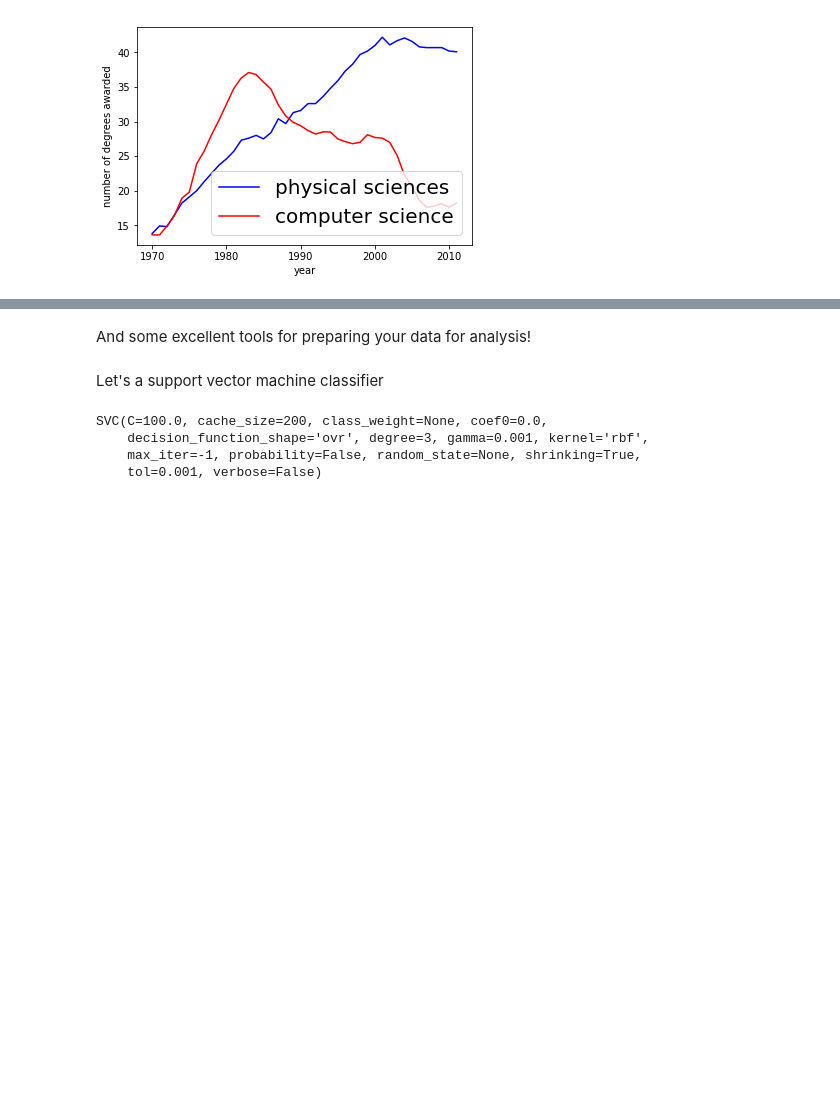
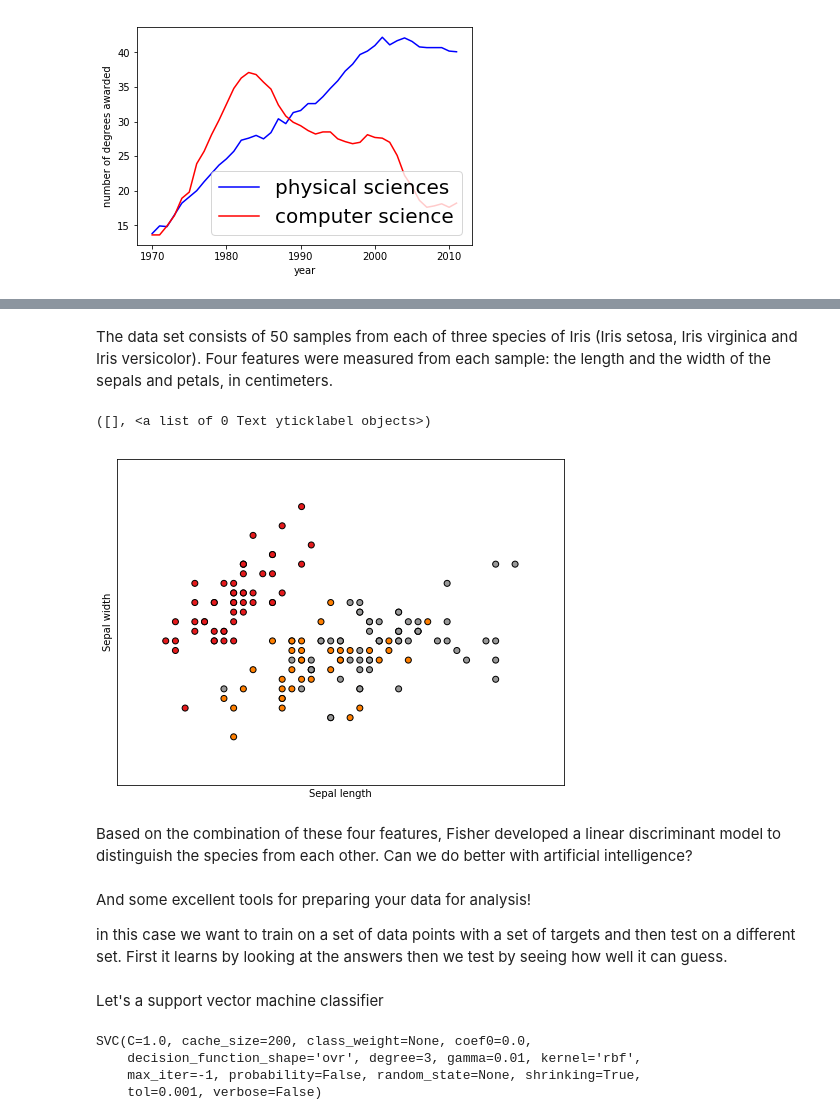
Before and after one commit to SocieteGenevoiseDonnees/IntroToPython-3, a Jupyter notebook: Python.ipynb, the cells around one changed output, grey strips where cells are left out. Saved outputs shown, nothing was run; the diff lists cells and outputs as text; code cells hidden in the pictures; blank space fills up the shorter version.

```diff
--- a/Python.ipynb
+++ b/Python.ipynb
@@ -599,6 +569,35 @@ Scikit-learn has many built in data-sets to test new algorithms on!
 # %%
 from sklearn import datasets
 iris = datasets.load_iris()
-# %% [markdown]
-And some excellent tools for preparing your data for analysis!
+# %% [markdown]
+The data set consists of 50 samples from each of three species of Iris (Iris setosa, Iris virginica and Iris versicolor). Four features were measured from each sample: the length and the width of the sepals and petals, in centimeters.
+# %%
+X = iris.data[:, :2]  # we only take the first two features.
+y = iris.target
+
+x_min, x_max = X[:, 0].min() - .5, X[:, 0].max() + .5
+y_min, y_max = X[:, 1].min() - .5, X[:, 1].max() + .5
+
+plt.figure(figsize=(8, 6))
+plt.clf()
+
+# Plot the training points
+plt.scatter(X[:, 0], X[:, 1], c=y, cmap=plt.cm.Set1,
+            edgecolor='k')
+plt.xlabel('Sepal length')
+plt.ylabel('Sepal width')
+
+plt.xlim(x_min, x_max)
+plt.ylim(y_min, y_max)
+plt.xticks(())
+plt.yticks(())
+# %% [output]
+([], <a list of 0 Text yticklabel objects>)
+[figure, added]
+# %% [markdown]
+Based on the combination of these four features, Fisher developed a linear discriminant model to distinguish the species from each other. Can we do better with artificial intelligence?
+# %% [markdown]
+And some excellent tools for preparing your data for analysis!
+
+in this case we want to train on a set of data points with a set of targets and then test on a different set. First it learns by looking at the answers then we test by seeing how well it can guess.
 # %%
@@ -614,10 +613,10 @@ X_train, X_valid, y_train, y_valid = train_test_split(
 Let's a support vector machine classifier
 # %%
 from sklearn import svm
-clf = svm.SVC(gamma=0.001, C=100.)
+clf = svm.SVC(gamma=0.01, C=1.)
 clf.fit(X_train, y_train)
 # %% [output]
-SVC(C=100.0, cache_size=200, class_weight=None, coef0=0.0,
-    decision_function_shape='ovr', degree=3, gamma=0.001, kernel='rbf',
+SVC(C=1.0, cache_size=200, class_weight=None, coef0=0.0,
+    decision_function_shape='ovr', degree=3, gamma=0.01, kernel='rbf',
     max_iter=-1, probability=False, random_state=None, shrinking=True,
     tol=0.001, verbose=False)
```
Also changed, not shown: parts of 41 cells of this notebook.
